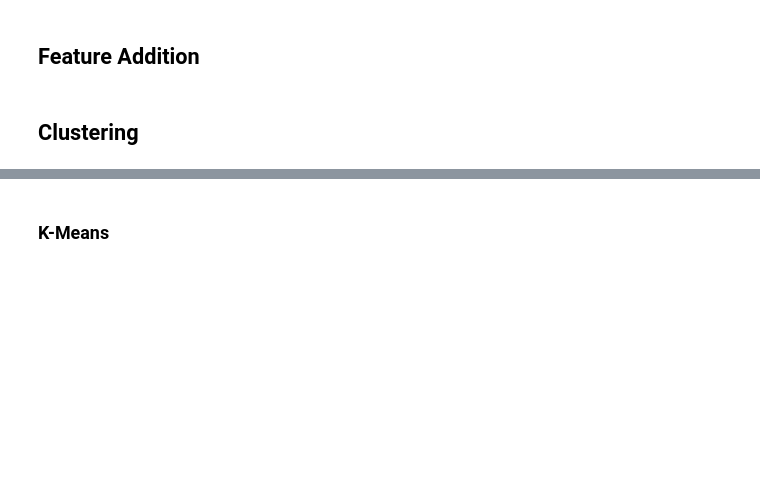
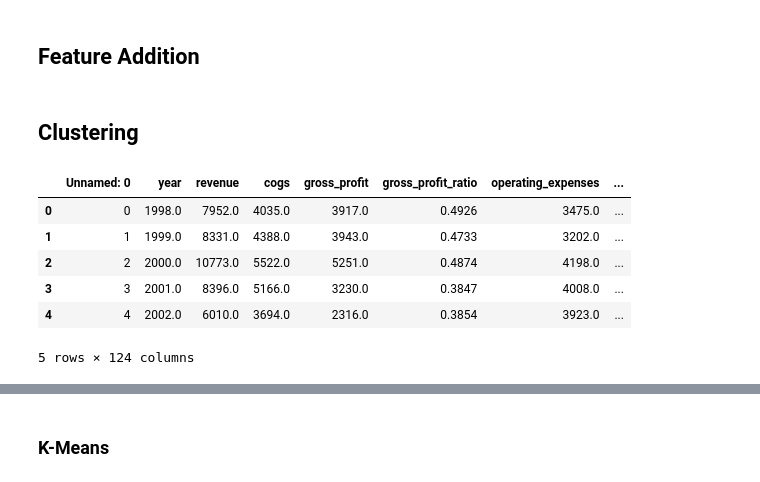
Before and after one commit to dimmittnick/finance, a Jupyter notebook: individual_stocks/clustering.ipynb, the cells around one changed output, grey strips where cells are left out. Cells and saved outputs as stored; diff of their text form; code cells hidden in the pictures; blank space fills up the shorter version.

```diff
--- a/individual_stocks/clustering.ipynb
+++ b/individual_stocks/clustering.ipynb
@@ -99,0 +68,10 @@ features = ['revenue', 'cogs', 'gross_profit', 'gross_profit_ratio',
+# %%
+df.head()
+# %% [output]
+|  | Unnamed: 0 | year | revenue | cogs | gross_profit | gross_profit_ratio | operating_expenses | ... |
+| 0 | 0 | 1998.0 | 7952.0 | 4035.0 | 3917.0 | 0.4926 | 3475.0 | ... |
+| 1 | 1 | 1999.0 | 8331.0 | 4388.0 | 3943.0 | 0.4733 | 3202.0 | ... |
+| 2 | 2 | 2000.0 | 10773.0 | 5522.0 | 5251.0 | 0.4874 | 4198.0 | ... |
+| 3 | 3 | 2001.0 | 8396.0 | 5166.0 | 3230.0 | 0.3847 | 4008.0 | ... |
+| 4 | 4 | 2002.0 | 6010.0 | 3694.0 | 2316.0 | 0.3854 | 3923.0 | ... |
+5 rows × 124 columns
```
Also changed, not shown: parts of 25 cells of this notebook, 2 other files.
